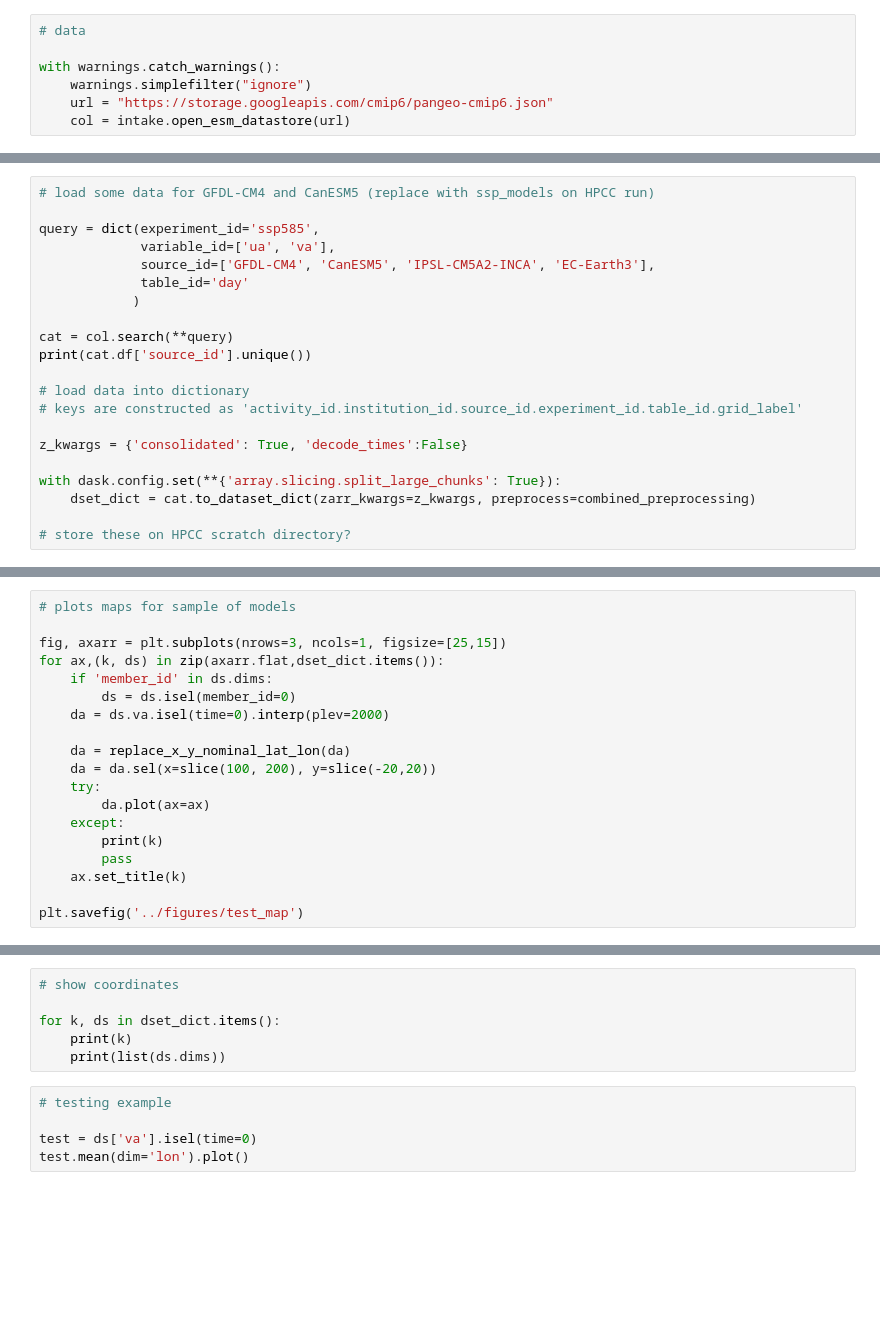
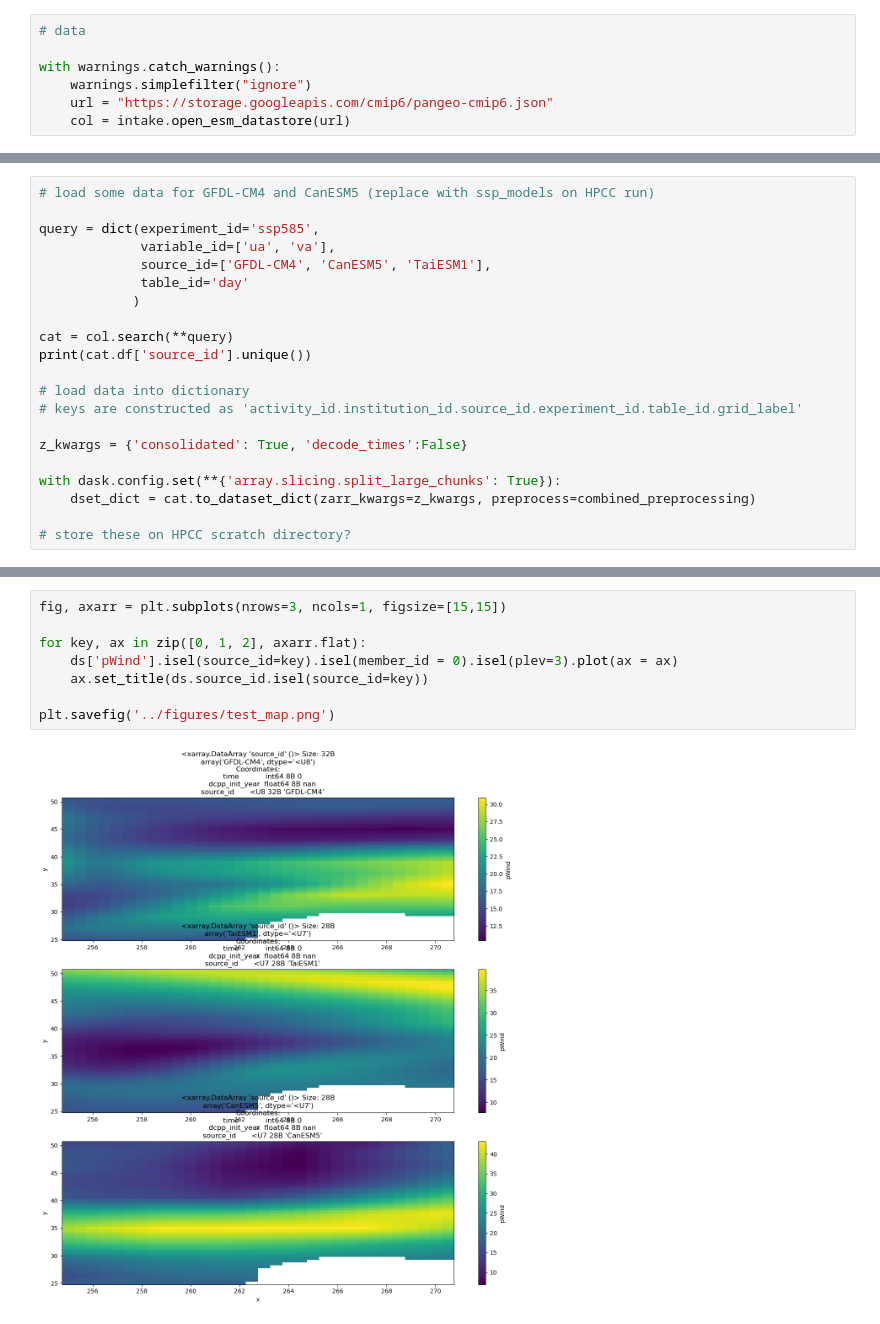
Before and after one commit to felixleodiaz/SALLJ, a Jupyter notebook: scripts/find_variables.ipynb, the cells around one changed output, grey strips where cells are left out. Cells and saved outputs as stored; diff of their text form; blank space fills up the shorter version.

```diff
--- a/scripts/find_variables.ipynb
+++ b/scripts/find_variables.ipynb
@@ -48,7 +58,7 @@ print(ssp_models)
 
 query = dict(experiment_id='ssp585',
              variable_id=['ua', 'va'],
-             source_id=['GFDL-CM4', 'CanESM5', 'IPSL-CM5A2-INCA', 'EC-Earth3'],
+             source_id=['GFDL-CM4', 'CanESM5', 'TaiESM1'],
              table_id='day'
             )
 
@@ -137,19 +123,0 @@ if not m_path.exists():
-# %%
-# plots maps for sample of models
-
-fig, axarr = plt.subplots(nrows=3, ncols=1, figsize=[25,15])
-for ax,(k, ds) in zip(axarr.flat,dset_dict.items()):
-    if 'member_id' in ds.dims:
-        ds = ds.isel(member_id=0)
-    da = ds.va.isel(time=0).interp(plev=2000)
-
-    da = replace_x_y_nominal_lat_lon(da)
-    da = da.sel(x=slice(100, 200), y=slice(-20,20))
-    try:
-        da.plot(ax=ax)
-    except:
-        print(k)
-        pass
-    ax.set_title(k)
-
-plt.savefig('../figures/test_map')
@@ -158,11 +124,10 @@ plt.savefig('../figures/test_map')
-# %%
-# show coordinates
-
-for k, ds in dset_dict.items():
-    print(k)
-    print(list(ds.dims))
-# %%
-# testing example
-
-test = ds['va'].isel(time=0)
-test.mean(dim='lon').plot()
+# %%
+fig, axarr = plt.subplots(nrows=3, ncols=1, figsize=[15,15])
+
+for key, ax in zip([0, 1, 2], axarr.flat):
+    ds['pWind'].isel(source_id=key).isel(member_id = 0).isel(plev=3).plot(ax = ax)
+    ax.set_title(ds.source_id.isel(source_id=key))
+
+plt.savefig('../figures/test_map.png')
+# %% [output]
+[figure, added]
```
Also changed, not shown: parts of 6 cells of this notebook, 1 other file.
